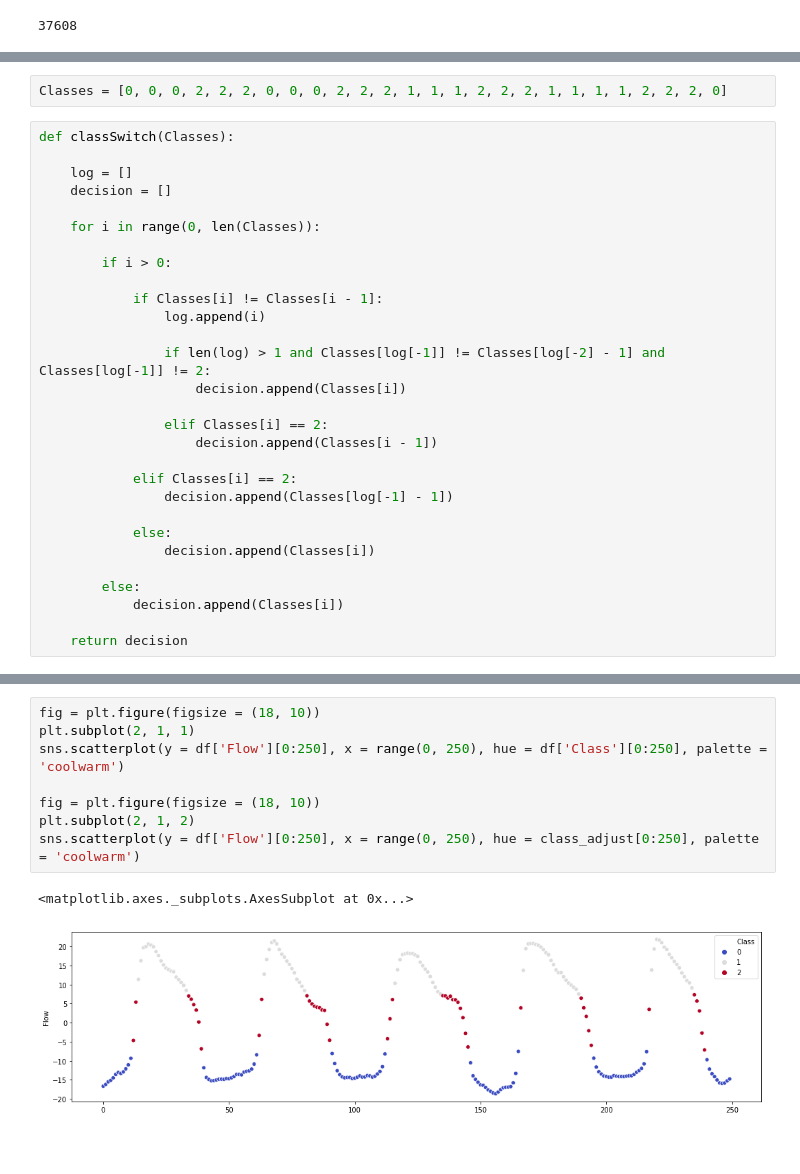
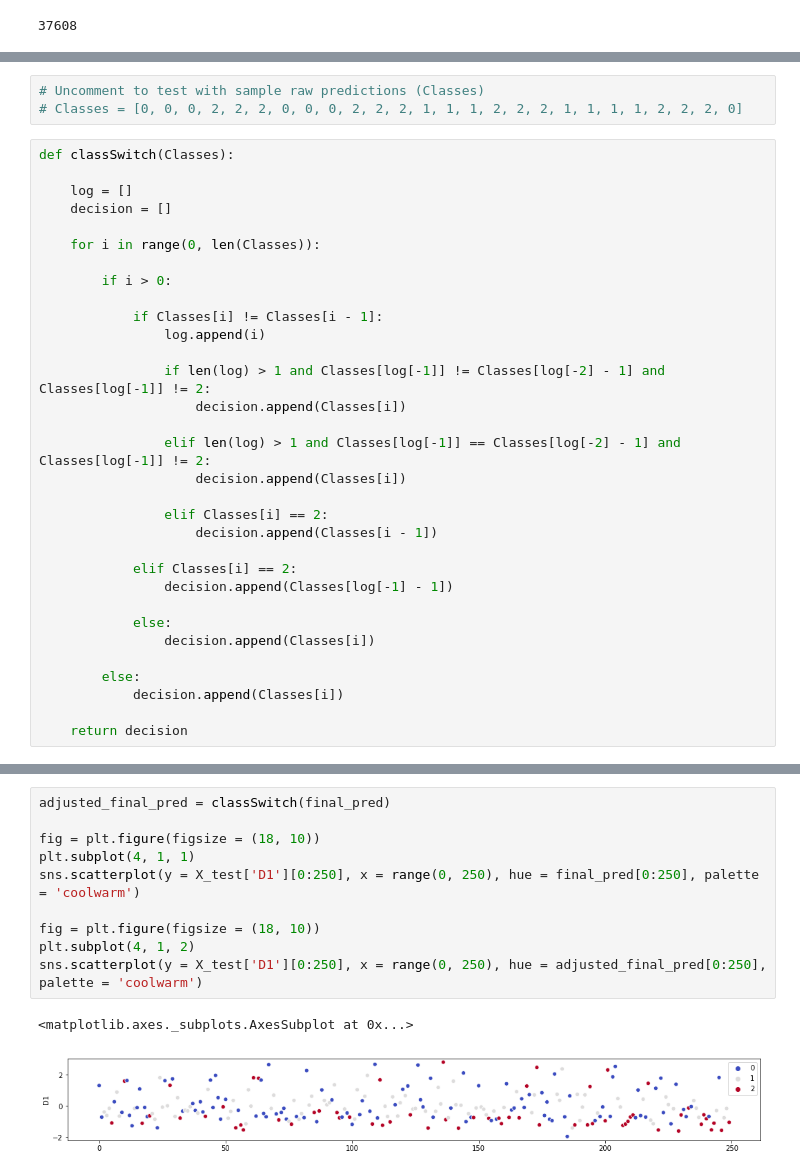
Before and after one commit to RightAir/BreathDetectionSystem, a Jupyter notebook: TensorFlow/BreathDetection Keras Model Decision Algorithm V2.ipynb, the cells around one changed output, grey strips where cells are left out. Cells and saved outputs as stored; diff of their text form; blank space fills up the shorter version.

Commit message:
Class Switch Updates

```diff
--- a/TensorFlow/BreathDetection Keras Model Decision Algorithm V2.ipynb
+++ b/TensorFlow/BreathDetection Keras Model Decision Algorithm V2.ipynb
@@ -337,5 +349,6 @@ open("test_save_5.tflite", "wb").write(tflite_model)
 # %%
-Classes = [0, 0, 0, 2, 2, 2, 0, 0, 0, 2, 2, 2, 1, 1, 1, 2, 2, 2, 1, 1, 1, 1, 2, 2, 2, 0]
+# Uncomment to test with sample raw predictions (Classes)
+# Classes = [0, 0, 0, 2, 2, 2, 0, 0, 0, 2, 2, 2, 1, 1, 1, 2, 2, 2, 1, 1, 1, 1, 2, 2, 2, 0]
 # %%
 def classSwitch(Classes):
 
@@ -352,6 +365,9 @@ def classSwitch(Classes):
                 if len(log) > 1 and Classes[log[-1]] != Classes[log[-2] - 1] and Classes[log[-1]] != 2:
                     decision.append(Classes[i])
 
+                elif len(log) > 1 and Classes[log[-1]] == Classes[log[-2] - 1] and Classes[log[-1]] != 2:
+                    decision.append(Classes[i])
+
                 elif Classes[i] == 2:
                     decision.append(Classes[i - 1])
 
@@ -370,11 +448,13 @@ class_adjust = classSwitch(df['Class'])
 # %%
-fig = plt.figure(figsize = (18, 10))
-plt.subplot(2, 1, 1)
-sns.scatterplot(y = df['Flow'][0:250], x = range(0, 250), hue = df['Class'][0:250], palette = 'coolwarm')
+adjusted_final_pred = classSwitch(final_pred)
 
 fig = plt.figure(figsize = (18, 10))
-plt.subplot(2, 1, 2)
-sns.scatterplot(y = df['Flow'][0:250], x = range(0, 250), hue = class_adjust[0:250], palette = 'coolwarm')
+plt.subplot(4, 1, 1)
+sns.scatterplot(y = X_test['D1'][0:250], x = range(0, 250), hue = final_pred[0:250], palette = 'coolwarm')
+
+fig = plt.figure(figsize = (18, 10))
+plt.subplot(4, 1, 2)
+sns.scatterplot(y = X_test['D1'][0:250], x = range(0, 250), hue = adjusted_final_pred[0:250], palette = 'coolwarm')
 # %% [output]
 <matplotlib.axes._subplots.AxesSubplot at 0x...>
-[figure, old version]
+[figure, new version]
```
Also changed, not shown: parts of 11 cells of this notebook.
